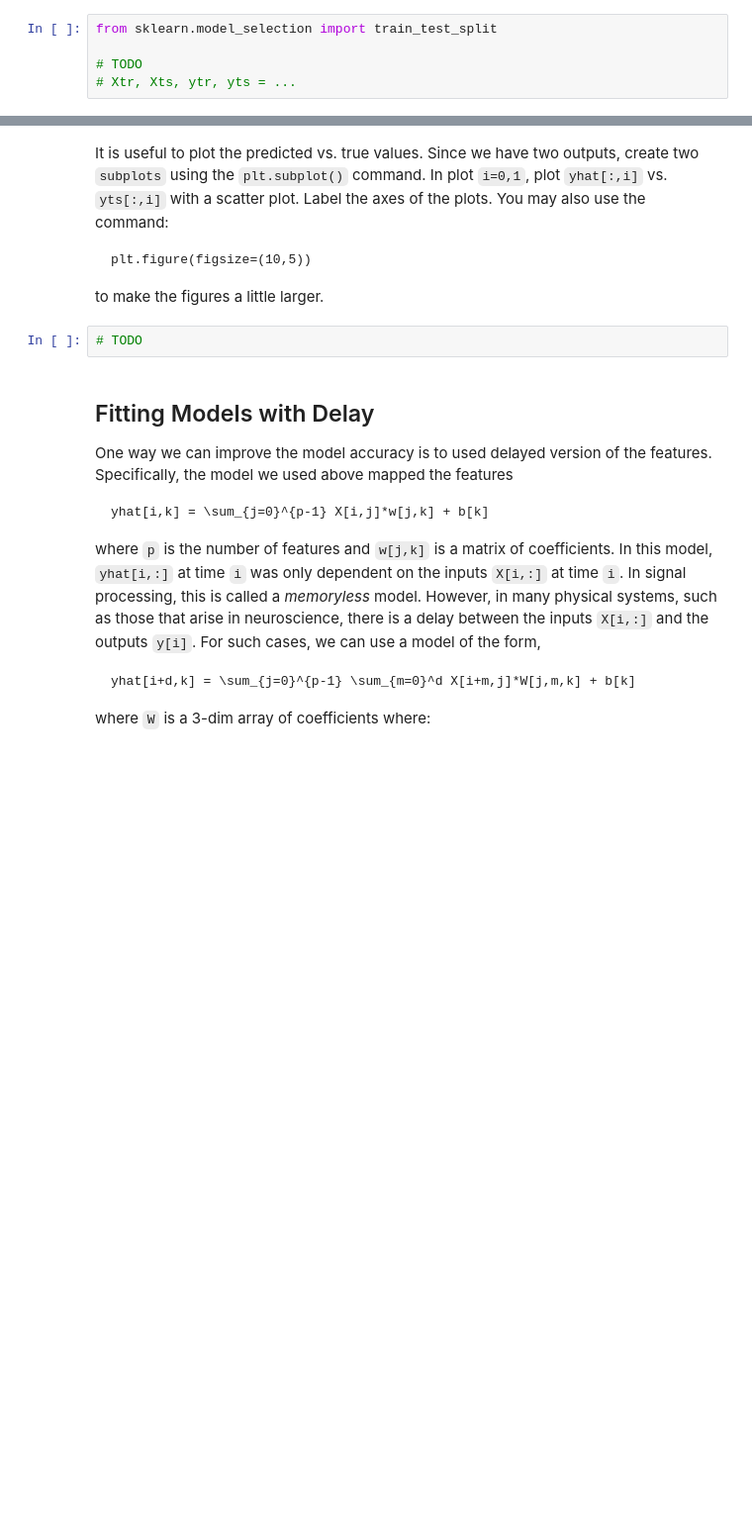
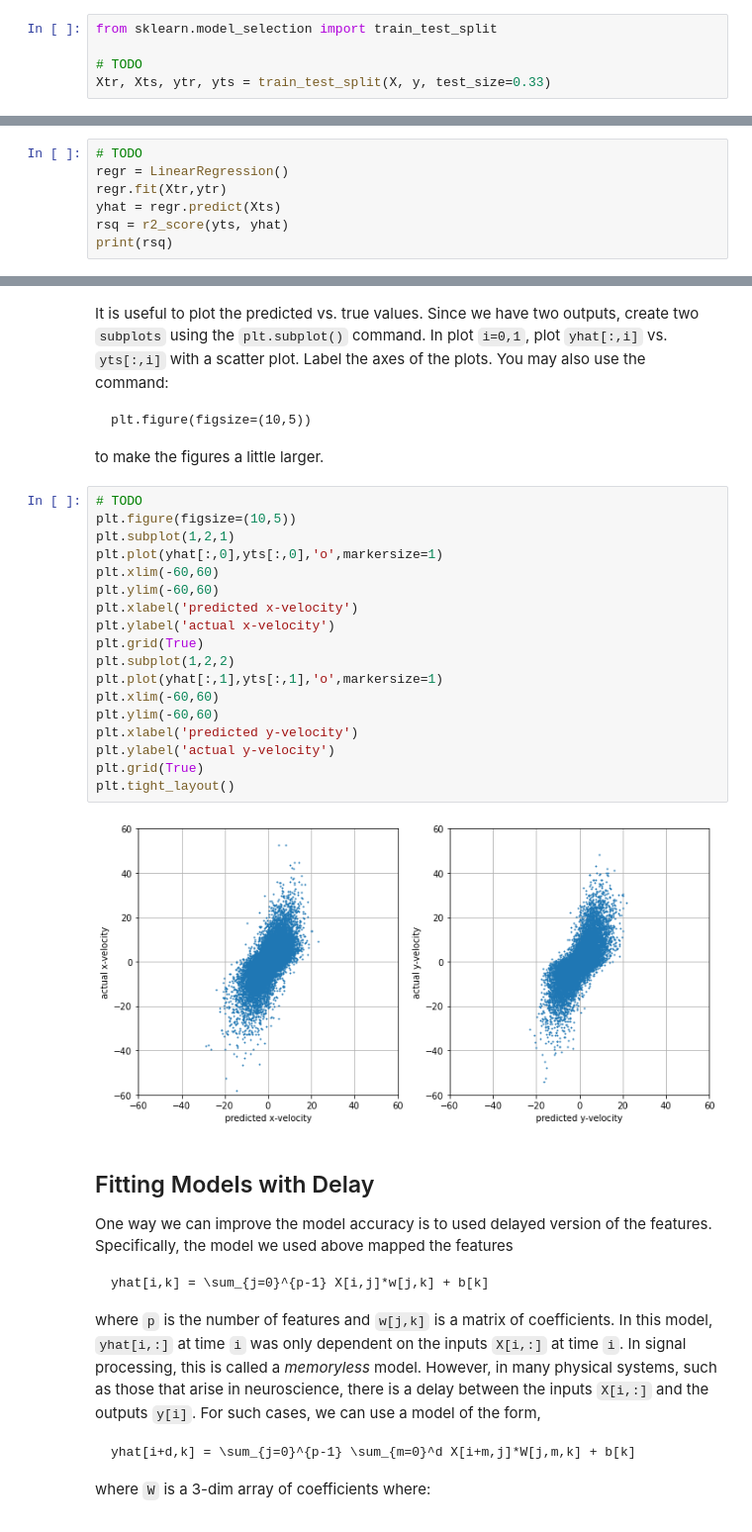
Before and after one commit to holistudio/introml, a Jupyter notebook: unit04_model_sel/lab_neural_partial_update.ipynb, the cells around one changed output, grey strips where cells are left out. Shown at 99% size. Drawn from its saved outputs; the diff is of its cells as text; blank space fills up the shorter version.

```diff
--- a/unit04_model_sel/lab_neural_partial_update.ipynb
+++ b/unit04_model_sel/lab_neural_partial_update.ipynb
@@ -78,6 +89,6 @@ First, use the `train_test_split` function to split the data into training and t
 from sklearn.model_selection import train_test_split
 
 # TODO
-# Xtr, Xts, ytr, yts = ...
+Xtr, Xts, ytr, yts = train_test_split(X, y, test_size=0.33)
 # %% [markdown]
 Now, fit a linear model using `Xtr,ytr`.  Make a prediction  `yhat` using `Xts`.  Compare `yhat` to `yts` to measure `rsq`, the  `R^2`.  You can use the `r2_score` method. Print the `rsq` value.  You should get `rsq` of around `0.45`.
@@ -87,0 +95,7 @@ Now, fit a linear model using `Xtr,ytr`.  Make a prediction  `yhat` using `Xts`.
+# %%
+# TODO
+regr = LinearRegression()
+regr.fit(Xtr,ytr)
+yhat = regr.predict(Xts)
+rsq = r2_score(yts, yhat)
+print(rsq)
@@ -91,8 +107,26 @@ It is useful to plot the predicted vs. true values.  Since we have two outputs,
     plt.figure(figsize=(10,5))
 
 to make the figures a little larger.
-# %%
-# TODO
+# %%
+# TODO
+plt.figure(figsize=(10,5))
+plt.subplot(1,2,1)
+plt.plot(yhat[:,0],yts[:,0],'o',markersize=1)
+plt.xlim(-60,60)
+plt.ylim(-60,60)
+plt.xlabel('predicted x-velocity')
+plt.ylabel('actual x-velocity')
+plt.grid(True)
+plt.subplot(1,2,2)
+plt.plot(yhat[:,1],yts[:,1],'o',markersize=1)
+plt.xlim(-60,60)
+plt.ylim(-60,60)
+plt.xlabel('predicted y-velocity')
+plt.ylabel('actual y-velocity')
+plt.grid(True)
+plt.tight_layout()
+# %% [output]
+[figure, added]
 # %% [markdown]
 ## Fitting Models with Delay
 
```
Also changed, not shown: parts of 18 cells of this notebook, 5 other files.
